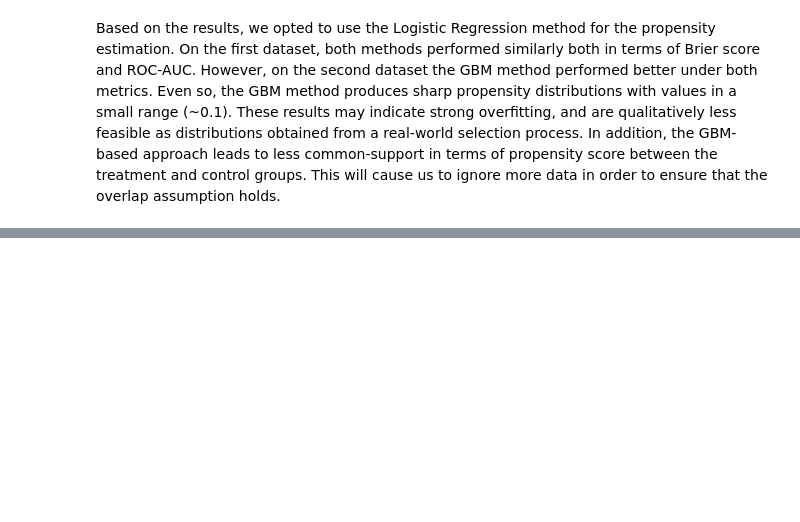
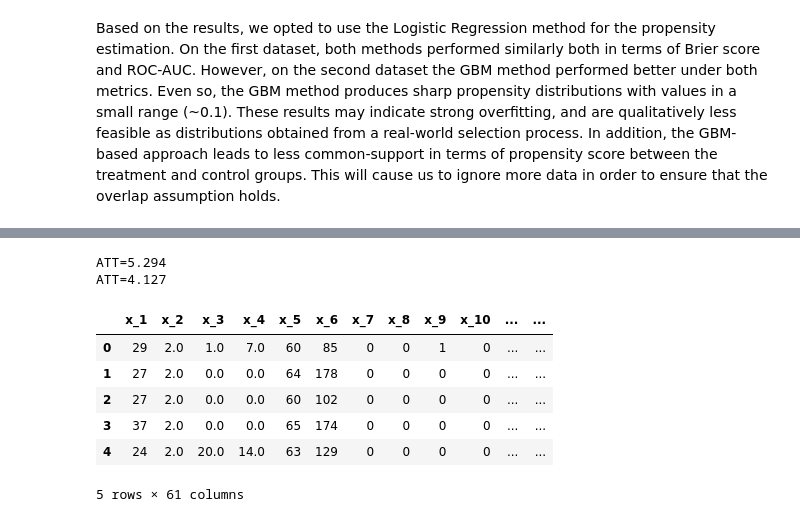
Before and after one commit to avivrosenberg/causal-inference-hw, a Jupyter notebook: hw3/hw3.ipynb, the cells around one changed output, grey strips where cells are left out. Cells and saved outputs as stored; diff of their text form; code cells hidden in the pictures; blank space fills up the shorter version.

```diff
--- a/hw3/hw3.ipynb
+++ b/hw3/hw3.ipynb
@@ -221,0 +280,29 @@ where $Y^t$ is the potential outcome of $T=t$ and we assume a binary treatment,
+# %%
+import hw3.att as att
+
+df_results['ipw'] = float('nan')
+for i, df in enumerate(dataframes):
+
+    y = df['Y'].to_numpy()
+    t = df['T'].to_numpy()
+    prop = df_prop_lr[dataset_names[i]].to_numpy()
+
+    est_att = att.ipw(y, t, prop)
+    print(f'ATT={est_att:.3f}')
+
+    df_results['ipw'][i] = est_att
+# %% [output]
+ATT=5.294
+ATT=4.127
+# %%
+df_tmp = df1.copy()
+df_tmp['p'] = df_prop_lr['data1']
+df_tmp.head()
+# %% [output]
+|  | x_1 | x_2 | x_3 | x_4 | x_5 | x_6 | x_7 | x_8 | x_9 | x_10 | ... | ... |
+| 0 | 29 | 2.0 | 1.0 | 7.0 | 60 | 85 | 0 | 0 | 1 | 0 | ... | ... |
+| 1 | 27 | 2.0 | 0.0 | 0.0 | 64 | 178 | 0 | 0 | 0 | 0 | ... | ... |
+| 2 | 27 | 2.0 | 0.0 | 0.0 | 60 | 102 | 0 | 0 | 0 | 0 | ... | ... |
+| 3 | 37 | 2.0 | 0.0 | 0.0 | 65 | 174 | 0 | 0 | 0 | 0 | ... | ... |
+| 4 | 24 | 2.0 | 20.0 | 14.0 | 63 | 129 | 0 | 0 | 0 | 0 | ... | ... |
+5 rows × 61 columns
```
Also changed, not shown: parts of 18 cells of this notebook, 1 other file.
